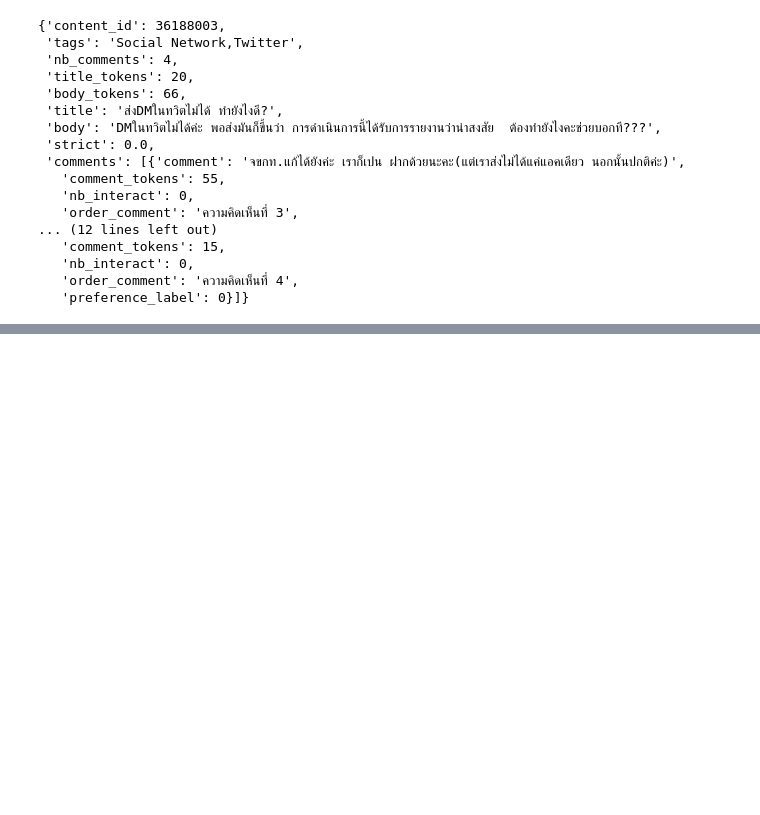
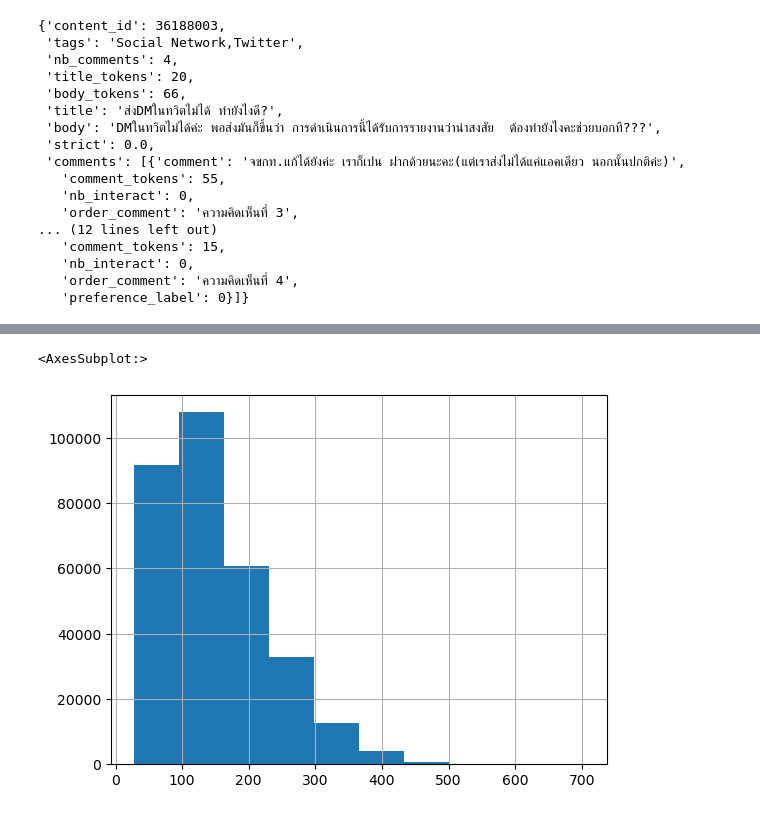
Before and after one commit to PyThaiNLP/WangChanGLM, a Jupyter notebook: notebook/process_pantip_large.ipynb, the cells around one changed output, grey strips where cells are left out. Cells and saved outputs as stored; diff of their text form; code cells hidden in the pictures; blank space fills up the shorter version.

```diff
--- a/notebook/process_pantip_large.ipynb
+++ b/notebook/process_pantip_large.ipynb
@@ -337,0 +370,3 @@ Pushing split train to the Hub.
+# %%
+tokenizer = AutoTokenizer.from_pretrained('facebook/xglm-564M')
+model = AutoModelForSequenceClassification.from_pretrained('xlm-roberta-base', num_labels=1)
@@ -337,0 +379,27 @@ Pushing split train to the Hub.
+# %%
+def preprocess_function(examples):
+    tokenized_j = tokenizer(examples["human_ref_1st"], truncation=True, max_length=1024)
+    tokenized_k = tokenizer(examples["human_ref_2nd"], truncation=True, max_length=1024)
+    return {
+        "input_ids_j": tokenized_j["input_ids"],
+        "attention_mask_j": tokenized_j["attention_mask"],
+        "input_ids_k": tokenized_k["input_ids"],
+        "attention_mask_k": tokenized_k["attention_mask"],
+    }
+
+
+tokenized_ds = dset_reward_strict_split.map(preprocess_function, batched=True,
+                      num_proc=16,
+                      remove_columns=['content_id', 'tags', 'strict',
+                                      'human_ref_1st', 'human_ref_2nd',
+                                      'nb_interact_1st', 'nb_interact_2nd'])
+# %%
+from tqdm.auto import tqdm
+
+len_js = []
+len_ks = []
+for i in tqdm(range(len(tokenized_ds['train']))):
+    len_j, len_k = len(tokenized_ds['train'][i]['input_ids_j']), \
+                   len(tokenized_ds['train'][i]['input_ids_k'])
+    len_js.append(len_j)
+    len_ks.append(len_k)
@@ -337,0 +437,5 @@ Pushing split train to the Hub.
+# %%
+pd.Series(len_js).hist()
+# %% [output]
+<AxesSubplot:>
+[figure, added]
```
Also changed, not shown: parts of 21 cells of this notebook.
